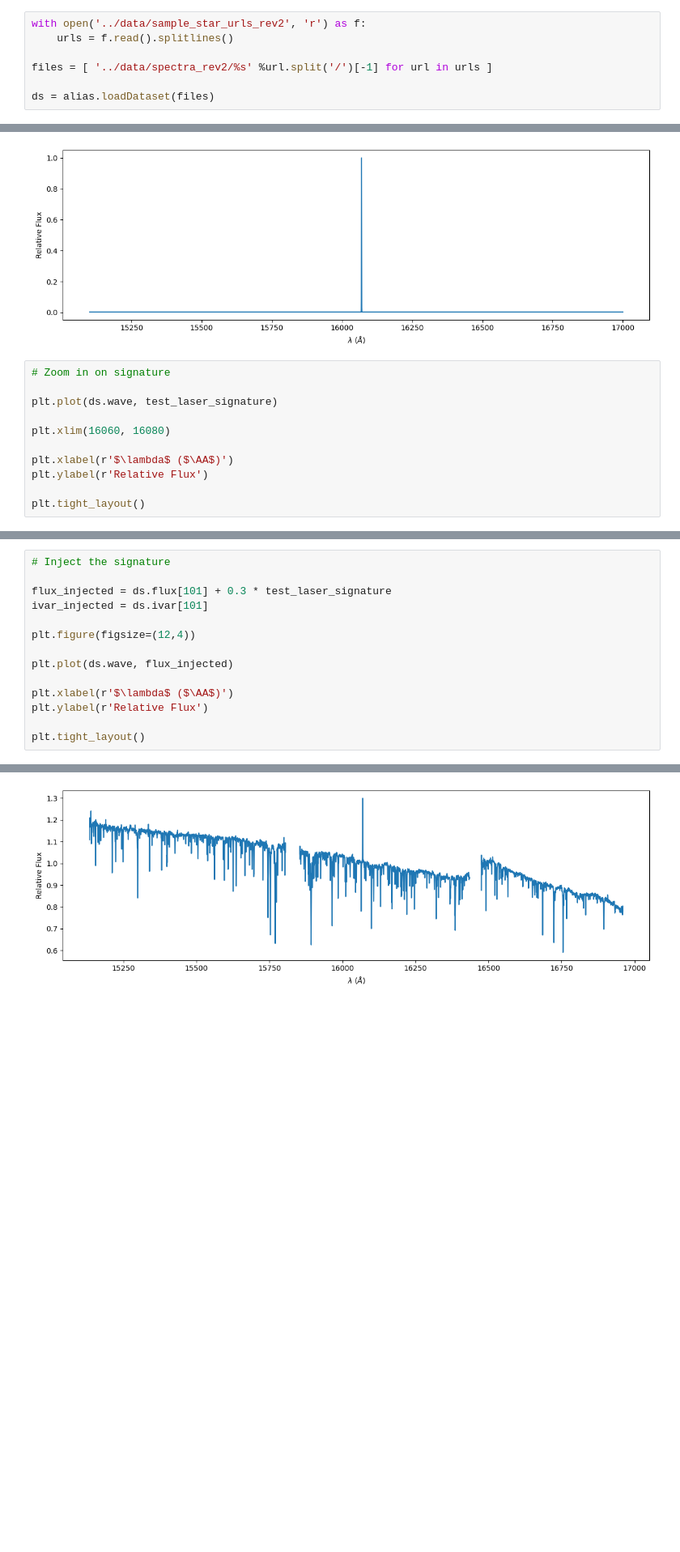
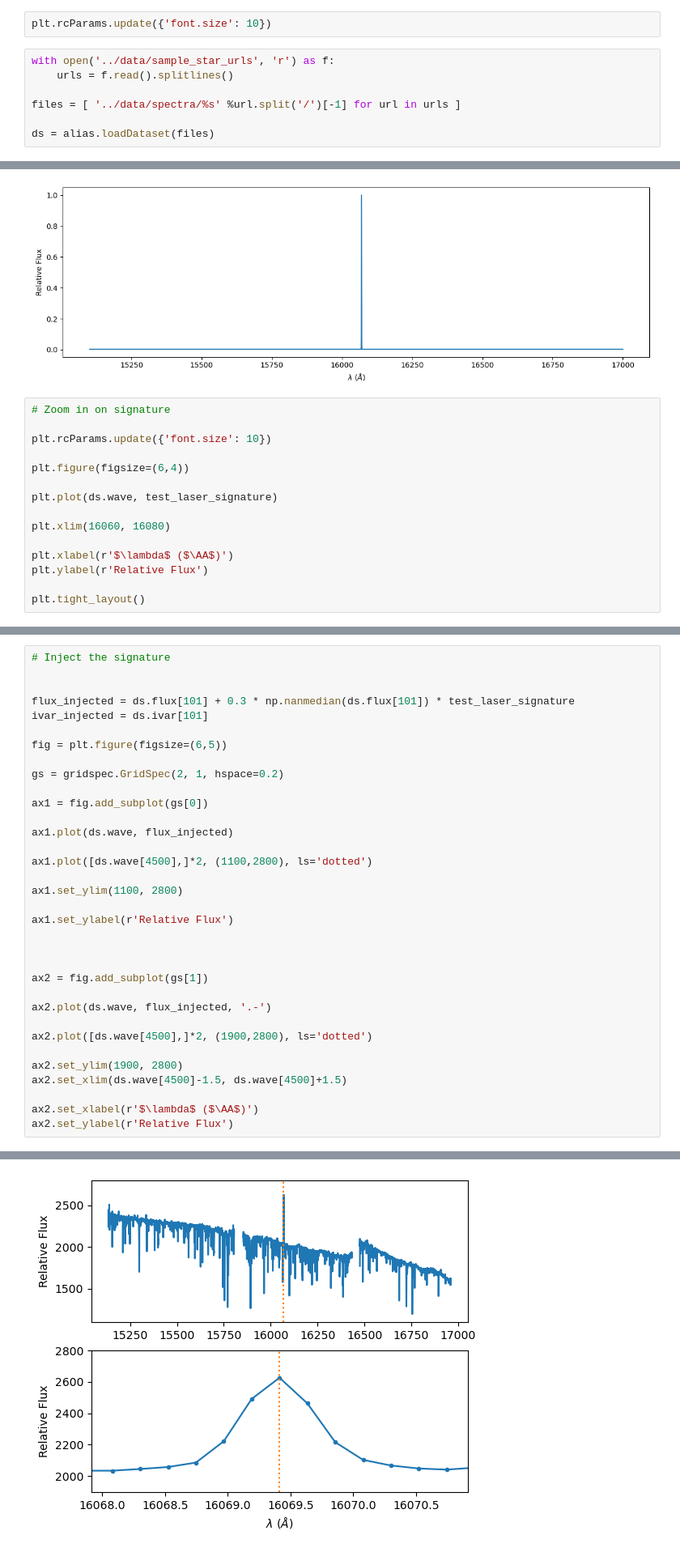
Before and after one commit to josephhand/BSRC-ALIAS, a Jupyter notebook: scratch/injection_test_2.ipynb, the cells around one changed output, grey strips where cells are left out. Shown at 81% size. Saved outputs shown, nothing was run; the diff lists cells and outputs as text; blank space fills up the shorter version.

```diff
--- a/scratch/injection_test_2.ipynb
+++ b/scratch/injection_test_2.ipynb
@@ -12,11 +17,13 @@ from astropy.io import fits
 import random as rand
 
 import tqdm.autonotebook as tqdm
+# %%
+plt.rcParams.update({'font.size': 10})
 # %%
-with open('../data/sample_star_urls_rev2', 'r') as f:
+with open('../data/sample_star_urls', 'r') as f:
     urls = f.read().splitlines()
 
-files = [ '../data/spectra_rev2/%s' %url.split('/')[-1] for url in urls ]
+files = [ '../data/spectra/%s' %url.split('/')[-1] for url in urls ]
 
 ds = alias.loadDataset(files)
 # %%
@@ -38,6 +45,10 @@ plt.tight_layout()
 [figure]
 # %%
 # Zoom in on signature
+
+plt.rcParams.update({'font.size': 10})
+
+plt.figure(figsize=(6,4))
 
 plt.plot(ds.wave, test_laser_signature)
 
@@ -52,15 +63,35 @@ plt.tight_layout()
 # %%
 # Inject the signature
 
-flux_injected = ds.flux[101] + 0.3 * test_laser_signature
+
+flux_injected = ds.flux[101] + 0.3 * np.nanmedian(ds.flux[101]) * test_laser_signature
 ivar_injected = ds.ivar[101]
 
-plt.figure(figsize=(12,4))
+fig = plt.figure(figsize=(6,5))
 
-plt.plot(ds.wave, flux_injected)
+gs = gridspec.GridSpec(2, 1, hspace=0.2)
 
-plt.xlabel(r'$\lambda$ ($\AA$)')
-plt.ylabel(r'Relative Flux')
+ax1 = fig.add_subplot(gs[0])
 
-plt.tight_layout()
+ax1.plot(ds.wave, flux_injected)
+
+ax1.plot([ds.wave[4500],]*2, (1100,2800), ls='dotted')
+
+ax1.set_ylim(1100, 2800)
+
+ax1.set_ylabel(r'Relative Flux')
+
+
+
+ax2 = fig.add_subplot(gs[1])
+
+ax2.plot(ds.wave, flux_injected, '.-')
+
+ax2.plot([ds.wave[4500],]*2, (1900,2800), ls='dotted')
+
+ax2.set_ylim(1900, 2800)
+ax2.set_xlim(ds.wave[4500]-1.5, ds.wave[4500]+1.5)
+
+ax2.set_xlabel(r'$\lambda$ ($\AA$)')
+ax2.set_ylabel(r'Relative Flux')
 # %% [output]
@@ -67,4 +99,4 @@ plt.tight_layout()
-[figure, old version]
+[figure, new version]
 # %%
 # Zoom in on signature again
 
```
Also changed, not shown: parts of 37 cells of this notebook, 11 other files.
